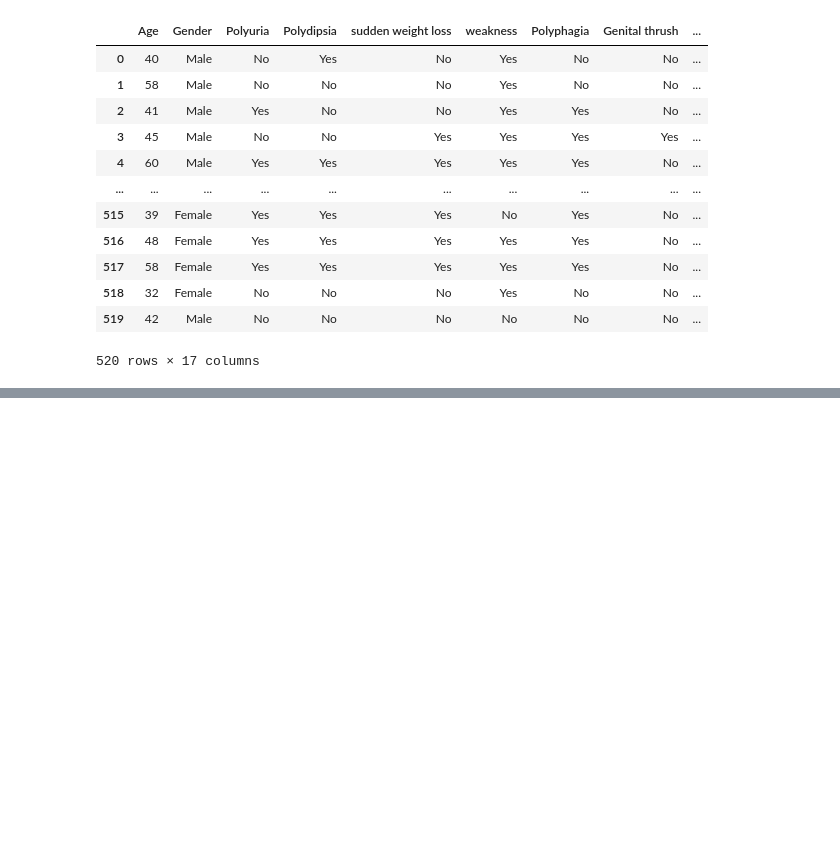
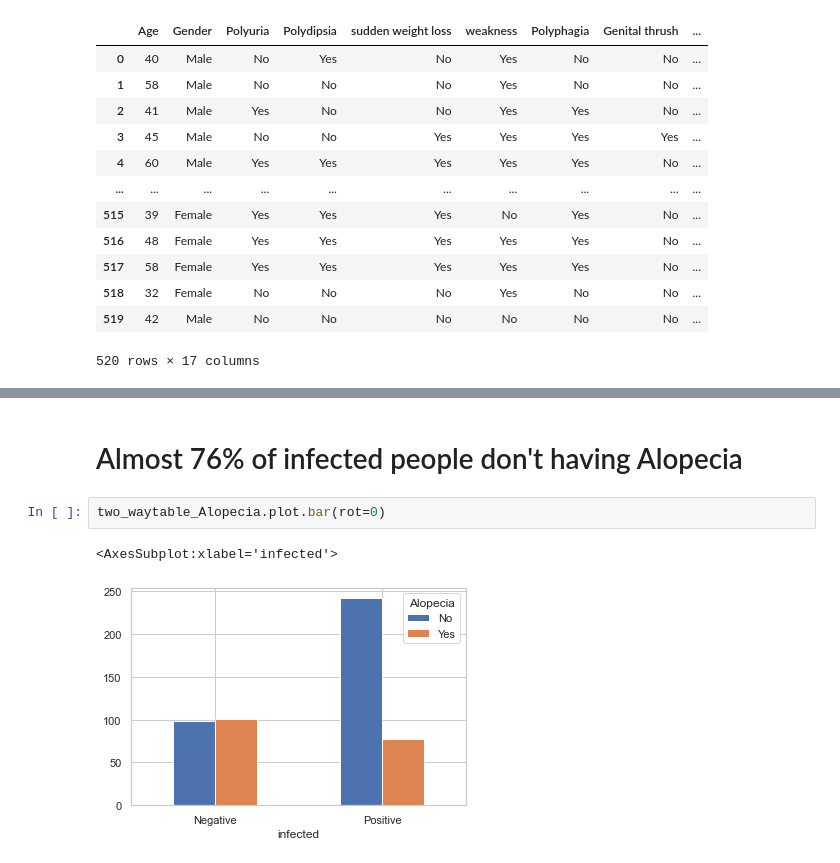
Before and after one commit to Yousef-Salah/Statistical-Analysis, a Jupyter notebook: Statistical-Analysis.ipynb, the cells around one changed output, grey strips where cells are left out. Drawn from its saved outputs; the diff is of its cells as text; blank space fills up the shorter version.

```diff
--- a/Statistical-Analysis.ipynb
+++ b/Statistical-Analysis.ipynb
@@ -32,0 +142,7 @@ plt.bar(df['Obesity'],df['Age'] , width = 0.4)
+# %% [markdown]
+# Almost 76% of infected people don't having Alopecia
+# %%
+two_waytable_Alopecia.plot.bar(rot=0)
+# %% [output]
+<AxesSubplot:xlabel='infected'>
+[figure, added]
```
Also changed, not shown: parts of 23 cells of this notebook.
